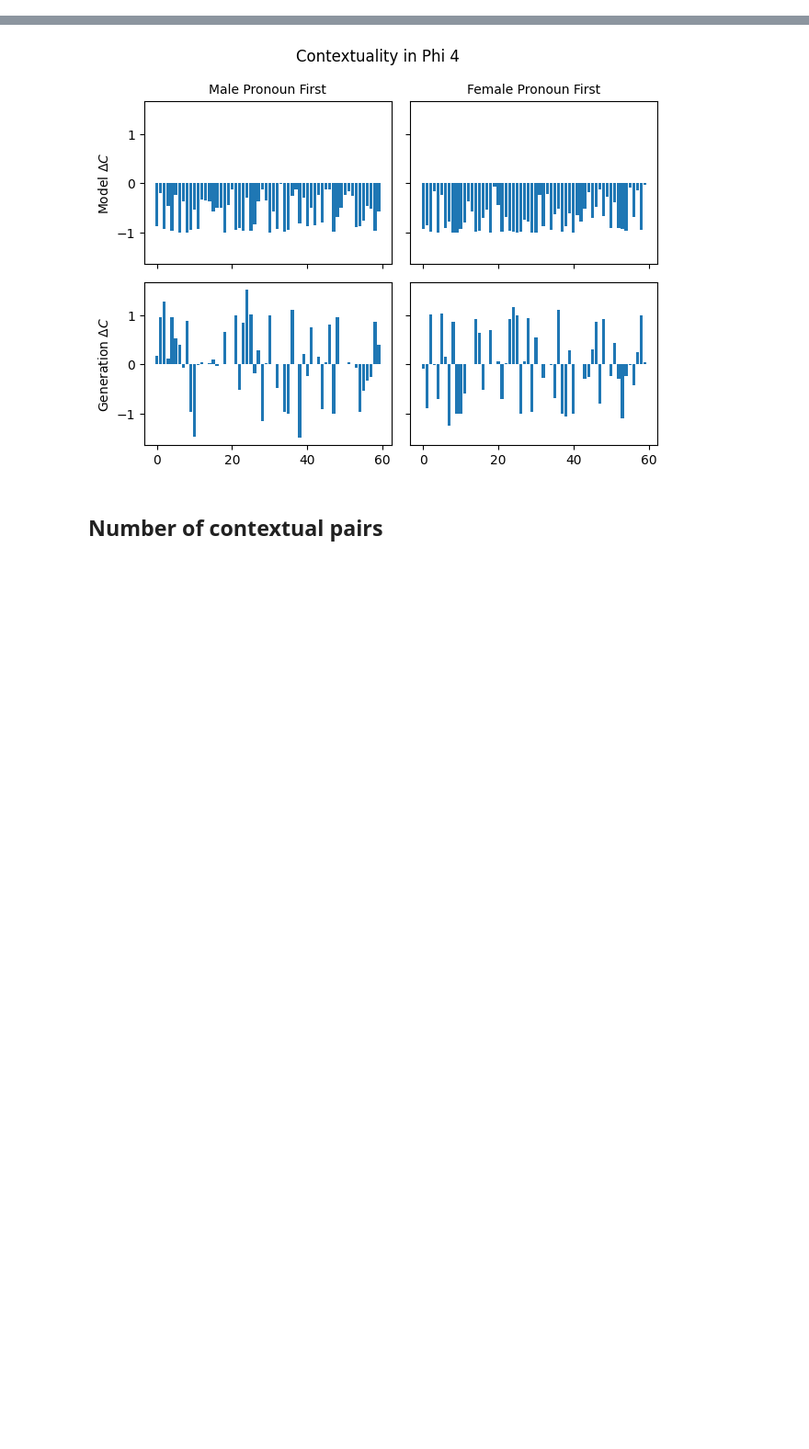
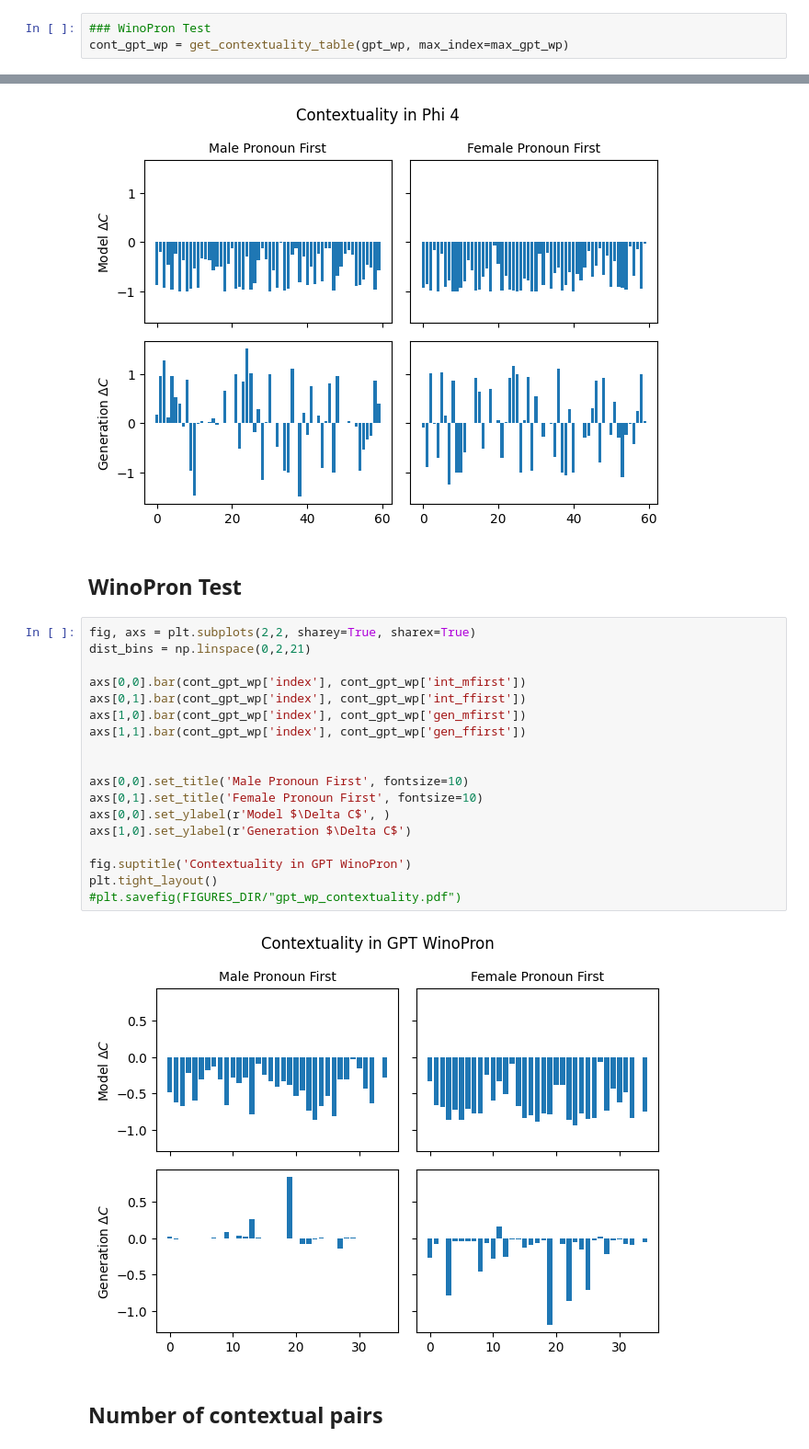
Before and after one commit to sagarkumar16/winogender_contextuality, a Jupyter notebook: notebooks/10-sk-bias-tests.ipynb, the cells around one changed output, grey strips where cells are left out. Shown at 92% size. Drawn from its saved outputs; the diff is of its cells as text; blank space fills up the shorter version.

```diff
--- a/notebooks/10-sk-bias-tests.ipynb
+++ b/notebooks/10-sk-bias-tests.ipynb
@@ -1368,6 +1379,9 @@ cont_gpt_07 = get_contextuality_table(gpt_07)
 cont_phi_03 = get_contextuality_table(phi_03)
 cont_phi_05 = get_contextuality_table(phi)
 cont_phi_07 = get_contextuality_table(phi_07)
+# %%
+### WinoPron Test
+cont_gpt_wp = get_contextuality_table(gpt_wp, max_index=max_gpt_wp)
 # %% [markdown]
 ## Degree of Contextuality
 # %%
@@ -1429,6 +1443,28 @@ plt.tight_layout()
 #plt.savefig(FIGURES_DIR/"phi_4_contextuality.pdf")
 # %% [output]
 [figure]
+# %% [markdown]
+## WinoPron Test
+# %%
+fig, axs = plt.subplots(2,2, sharey=True, sharex=True)
+dist_bins = np.linspace(0,2,21)
+
+axs[0,0].bar(cont_gpt_wp['index'], cont_gpt_wp['int_mfirst'])
+axs[0,1].bar(cont_gpt_wp['index'], cont_gpt_wp['int_ffirst'])
+axs[1,0].bar(cont_gpt_wp['index'], cont_gpt_wp['gen_mfirst'])
+axs[1,1].bar(cont_gpt_wp['index'], cont_gpt_wp['gen_ffirst'])
+
+
+axs[0,0].set_title('Male Pronoun First', fontsize=10)
+axs[0,1].set_title('Female Pronoun First', fontsize=10)
+axs[0,0].set_ylabel(r'Model $\Delta C$', )
+axs[1,0].set_ylabel(r'Generation $\Delta C$')
+
+fig.suptitle('Contextuality in GPT WinoPron')
+plt.tight_layout()
+#plt.savefig(FIGURES_DIR/"gpt_wp_contextuality.pdf")
+# %% [output]
+[figure, added]
 # %% [markdown]
 ## Number of contextual pairs
 # %%
```
Also changed, not shown: parts of 6 cells of this notebook, 1 other file.
